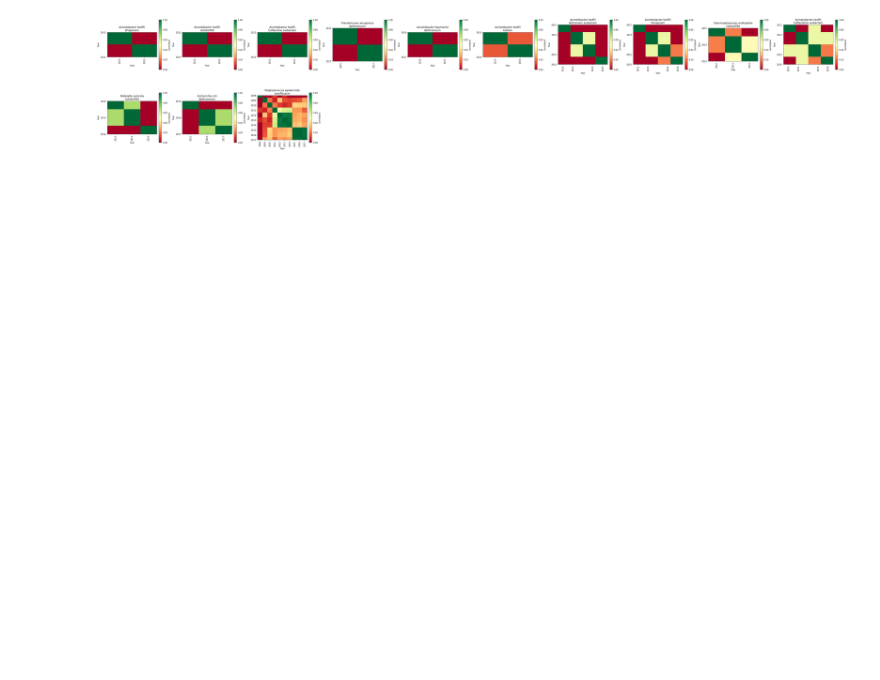
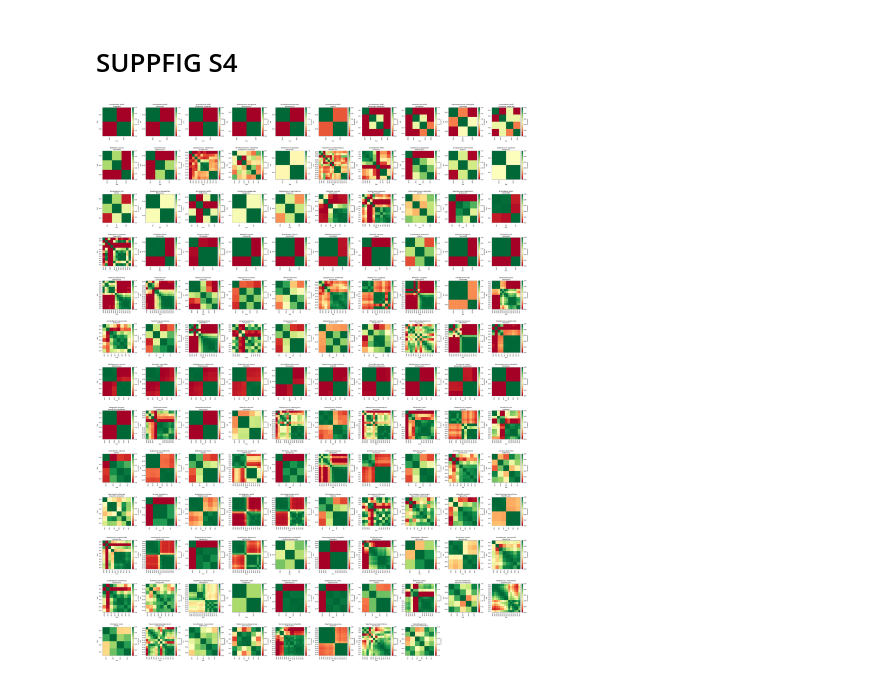
Before and after one commit to PabloCatalan/atlas, a Jupyter notebook: supp_figures.ipynb, the cells around one changed output. Cells and saved outputs as stored; diff of their text form; code cells hidden in the pictures; blank space fills up the shorter version.

```diff
--- a/supp_figures.ipynb
+++ b/supp_figures.ipynb
@@ -7,13 +143,12 @@ from functions import *
 # %%
-#SUPP FIG S3a
-
 #CONTROLS
 Y=range(2004,2018)
 bins=np.arange(-10.5,11.5,1)
 z=np.zeros(len(bins))
 NL=[100,1000,10000]
 #POSITIVE CONTROL
-for N in NL:
+fig=plt.figure(figsize=(12,36))
+for i,N in enumerate(NL):
     H=[z for y in Y]
     for j,y in enumerate(Y):
         RD=np.random.normal(0.0,1.0,N)
@@ -22,12 +157,13 @@ for N in NL:
     H=np.array(H)
     R=np.corrcoef(H)
     tau,tauN=tautest(R)
-    fig=plt.figure()
-    ax=plt.gca()
+    ax=fig.add_subplot(1,len(NL),i+1)
     I=corrplot(R,Y,ax,fig,'Positive control, N='+str(N)+', tau='+str(tau)[0:5])
+fig.tight_layout()
 
 #NEGATIVE CONTROL
-for N in NL:
+fig=plt.figure(figsize=(12,36))
+for i,N in enumerate(NL):
     H=[z for y in Y]
     for j,y in enumerate(Y):
         RD=np.random.randint(-10,10+1,N)+np.random.normal(0,1,N)
@@ -36,7 +172,7 @@ for N in NL:
     H=np.array(H)
     R=np.corrcoef(H)
     tau,tauN=tautest(R)
-    fig=plt.figure()
-    ax=plt.gca()
+    ax=fig.add_subplot(1,len(NL),i+1)
     I=corrplot(R,Y,ax,fig,'Negative control, N='+str(N)+', tau='+str(tau)[0:5])
+fig.tight_layout()
 # %% [output]
@@ -49,19 +183,16 @@ for N in NL:
 # %%
-#SUPP FIG S3B
-from scipy import stats
-import seaborn as sns
 DFdist=pd.read_csv('results/correlations/tau_test.csv')
 #T-TEST FOR ALL ATLAS
 T=stats.ttest_1samp(DFdist['Tau'],0.0)
-print(T)
+print('T-test for tau',': p-value=',T[1])
 #T-TEST FOR EVERY N
 for N in range(2,15):
     DFN=DFdist[DFdist['N']==N]
-    TN=stats.ttest_1samp(DFN['TauN'],N)
-    print(N,TN)
+    TN=stats.ttest_1samp(DFN['TauN'],N*(N-1)/2)
+    print('T-test for tau_',N,': p-value=',TN[1])
 
 #PLOT HISTOGRAM OF TAUS
-bins=list(np.arange(0.0,1.05,0.05))
+bins=list(np.arange(0.0,0.55,0.025))
 fig=plt.figure()
 ax=plt.gca()
 n1,b1=np.histogram(DFdist['Tau'], bins=bins)
@@ -76,8 +207,12 @@ ax.xaxis.set_major_formatter(FormatStrFormatter('%.1f'))
 fig=plt.figure(figsize=(8,6))
 ax=sns.violinplot(y="TauN",x="N",data=DFdist, scale='width',
                   palette='BuGn_r', inner='box')
+ax.set_ylabel('$\\tau_N$')
 xp=np.linspace(0,12,100)
-ax.plot(xp,(xp+2)**2,'k-')
-ax.plot(xp,xp,'k-')
-ax.set_ylabel('$\\tau_N$')
+xp2=np.linspace(2,14,100)
+yp=xp2*(xp2-1)/2
+ax.plot(xp,yp,'k-')
+ax.plot(xp,[0 for z in xp],'k-')
+ax.yaxis.set_major_formatter(FormatStrFormatter('%d'))
+ax.xaxis.set_major_formatter(FormatStrFormatter('%d'))
 # %% [output]
@@ -101,20 +235,20 @@ Text(0, 0.5, '$\\tau_N$')
+# %% [markdown]
+# SUPPFIG S4
 # %%
-#SUPP FIG S4
-from functions import *
 DFdist=pd.read_csv('results/correlations/tau_test.csv')
-DFdist=DFdist[DFdist.Tau<0.2]
+DFdist=DFdist[DFdist.Tau<0.25]
 DFdist=DFdist.iloc[::-1]
 DFdist=DFdist.reset_index(drop=True)
 maxcols=10
 maxrows=int(len(DFdist)/maxcols+1)
 fig=plt.figure(figsize=(5*maxcols,5*maxrows))
 #GENERATE FIGURE
 for index,row in DFdist.iterrows():
     sp=row['Species']
     c1=row['Antibiotic']
     ax=fig.add_subplot(maxrows,maxcols,index+1)
     R,Y=read_corr(sp,c1)
-    I=corrplot(R,Y,ax,fig,sp+'\n'+c1)
+    I=plot_corr(R,Y,ax,fig,sp+'\n'+c1)
 fig.tight_layout()
 # %% [output]
-[figure, old version]
+[figure, new version]
```
Also changed, not shown: parts of 40 cells of this notebook, 2 other files.
